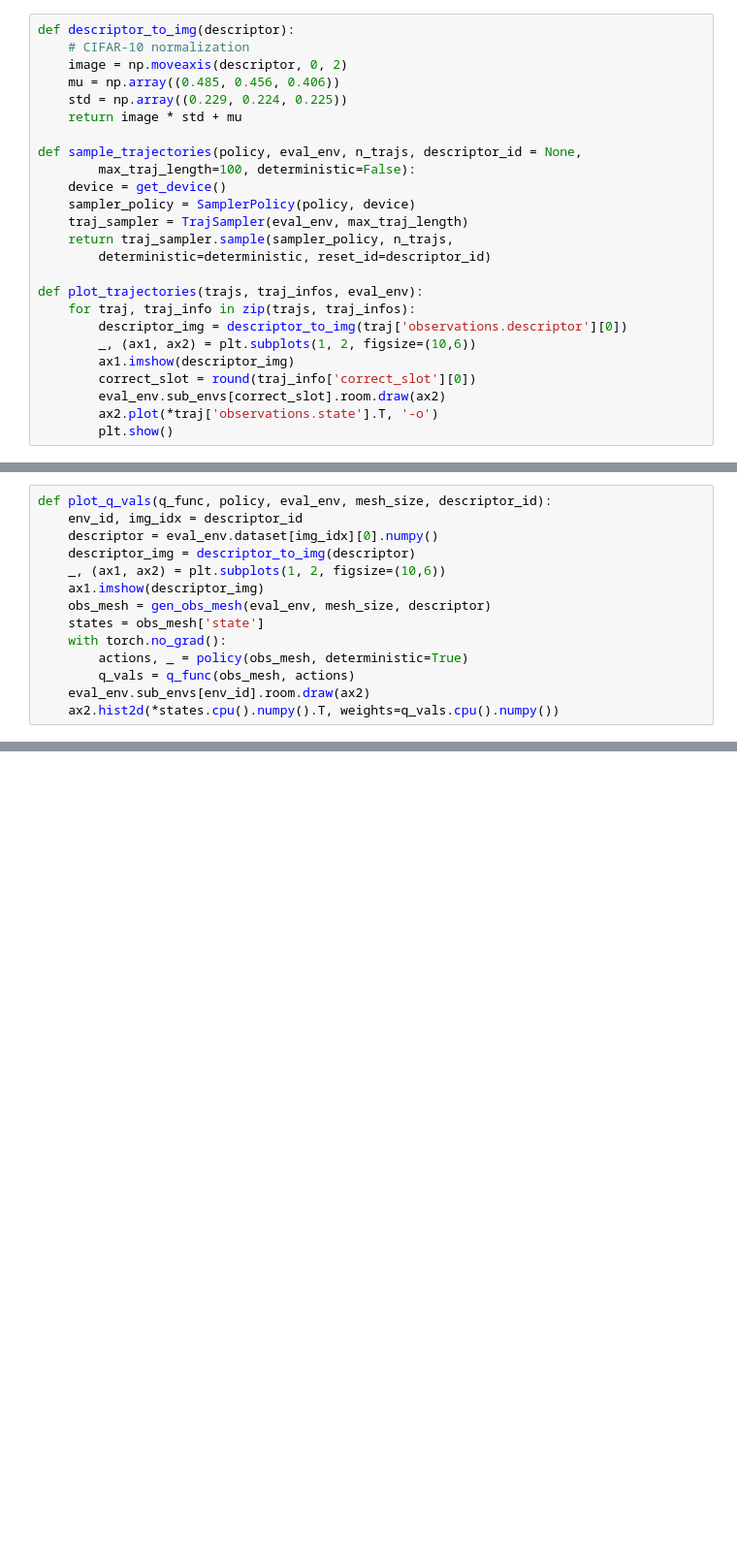
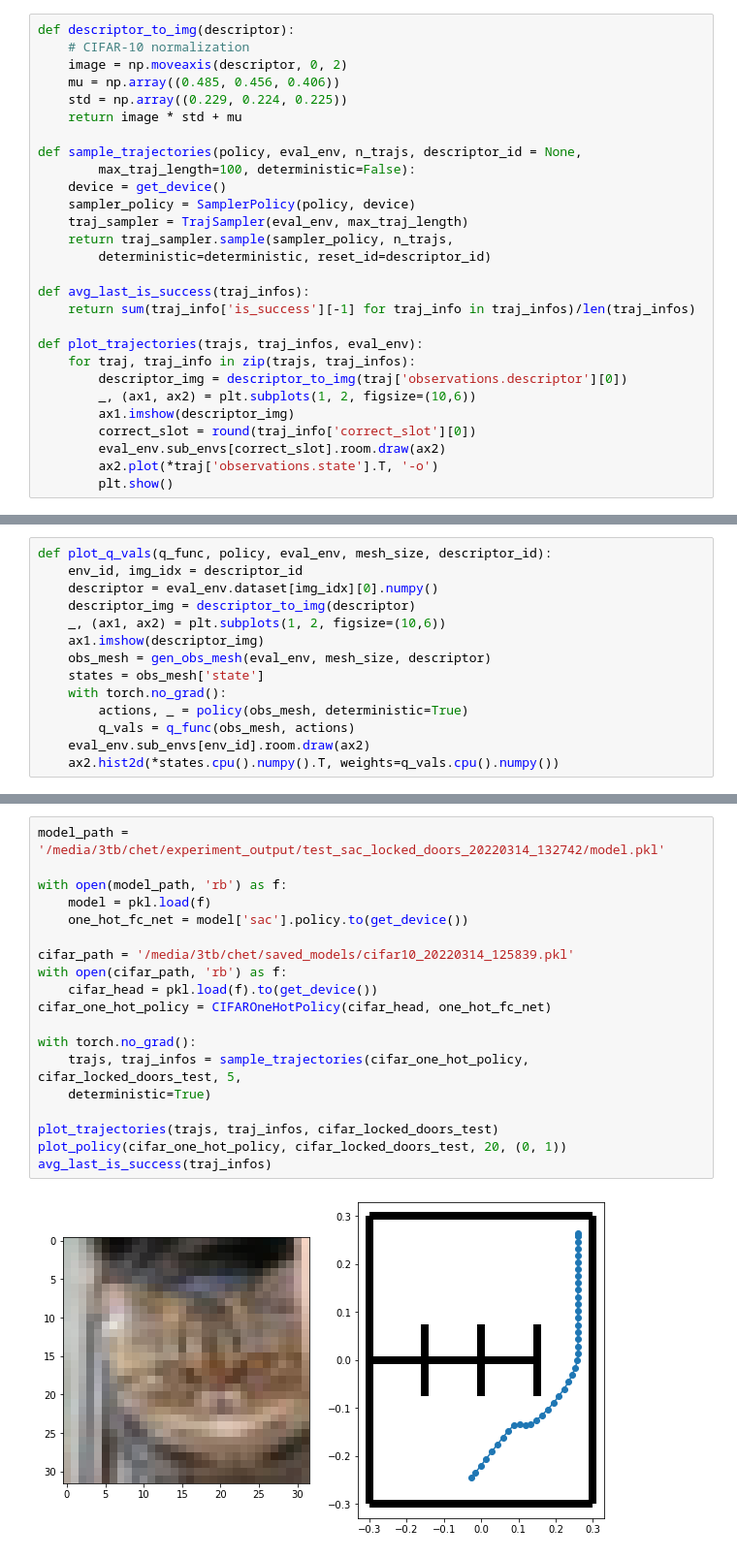
Before and after one commit to chethus/CQL, a Jupyter notebook: visualizations.ipynb, the cells around one changed output, grey strips where cells are left out. Shown: that part at 97% size. Drawn from its saved outputs; the diff is of its cells as text; blank space fills up the shorter version.

```diff
--- a/visualizations.ipynb
+++ b/visualizations.ipynb
@@ -40,6 +39,9 @@ def sample_trajectories(policy, eval_env, n_trajs, descriptor_id = None,
     return traj_sampler.sample(sampler_policy, n_trajs,
         deterministic=deterministic, reset_id=descriptor_id)
 
+def avg_last_is_success(traj_infos):
+    return sum(traj_info['is_success'][-1] for traj_info in traj_infos)/len(traj_infos)
+
 def plot_trajectories(trajs, traj_infos, eval_env):
     for traj, traj_info in zip(trajs, traj_infos):
         descriptor_img = descriptor_to_img(traj['observations.descriptor'][0])
@@ -122,0 +165,21 @@ Clipping input data to the valid range for imshow with RGB data ([0..1] for floa
+# %%
+model_path = '/media/3tb/chet/experiment_output/test_sac_locked_doors_20220314_132742/model.pkl'
+
+with open(model_path, 'rb') as f:
+    model = pkl.load(f)
+    one_hot_fc_net = model['sac'].policy.to(get_device())
+
+cifar_path = '/media/3tb/chet/saved_models/cifar10_20220314_125839.pkl'
+with open(cifar_path, 'rb') as f:
+    cifar_head = pkl.load(f).to(get_device())
+cifar_one_hot_policy = CIFAROneHotPolicy(cifar_head, one_hot_fc_net)
+
+with torch.no_grad():
+    trajs, traj_infos = sample_trajectories(cifar_one_hot_policy, cifar_locked_doors_test, 5,
+    deterministic=True)
+
+plot_trajectories(trajs, traj_infos, cifar_locked_doors_test)
+plot_policy(cifar_one_hot_policy, cifar_locked_doors_test, 20, (0, 1))
+avg_last_is_success(traj_infos)
+# %% [output]
+[figure, added]
```
Also changed, not shown: parts of 21 cells of this notebook, 3 other files.
